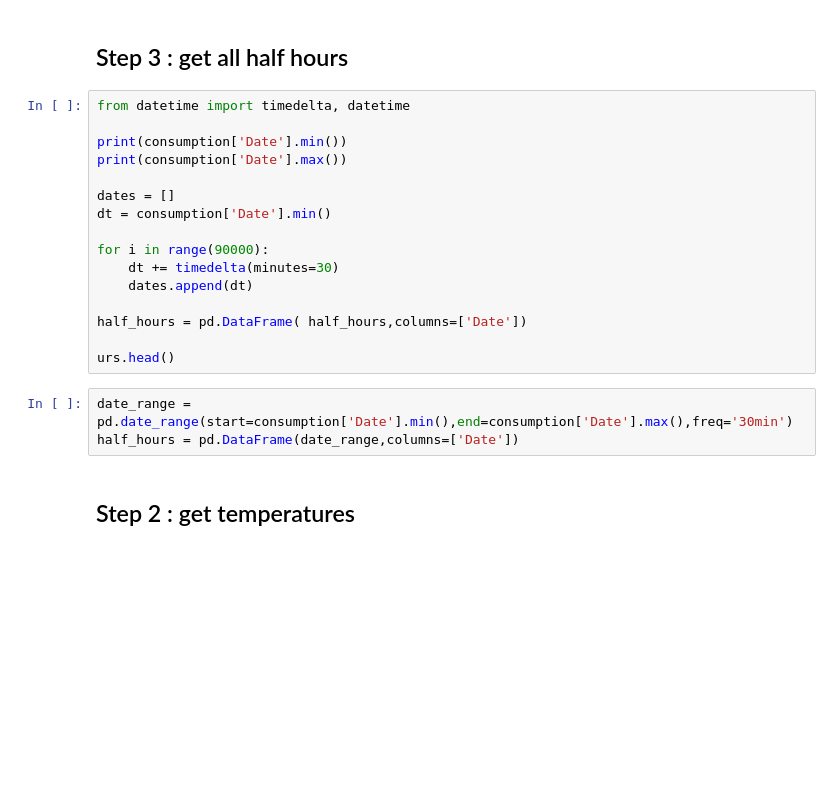
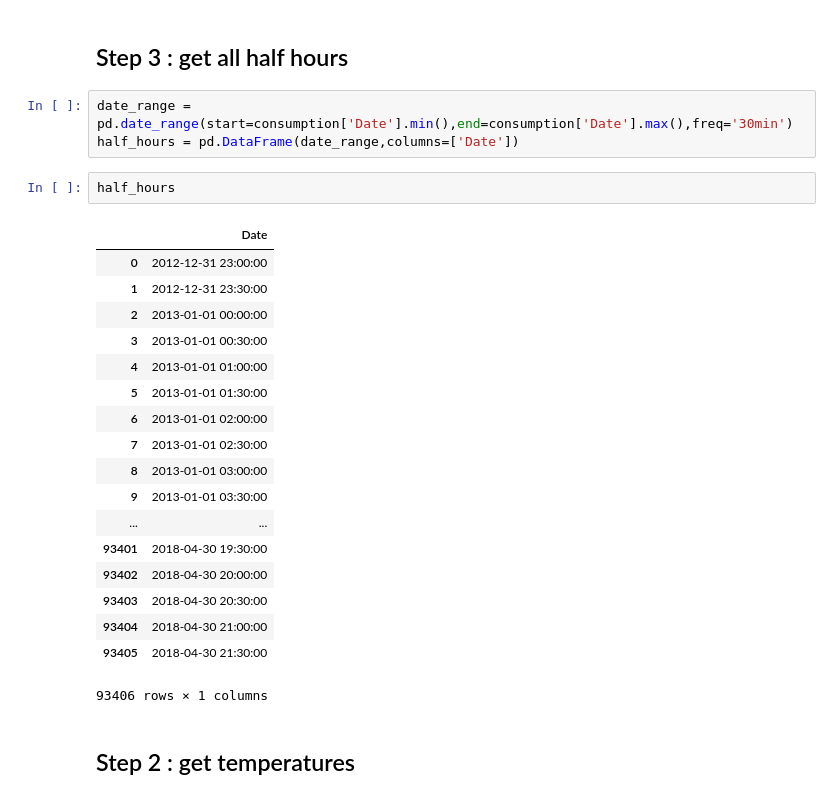
Before and after one commit to LucasBerbesson/ds2, a Jupyter notebook: 2.cleaning-data.ipynb, the cells around one changed output. Saved outputs shown, nothing was run; the diff lists cells and outputs as text; blank space fills up the shorter version.

```diff
--- a/2.cleaning-data.ipynb
+++ b/2.cleaning-data.ipynb
@@ -42,25 +72,30 @@ count_half_hours[count_half_hours['Conso'] != 48]
 We have days with less that 48 half hours, **interesting** !
 # %% [markdown]
 ## Step 3 : get all half hours
-# %%
-from datetime import timedelta, datetime
-
-print(consumption['Date'].min())
-print(consumption['Date'].max())
-
-dates = []
-dt = consumption['Date'].min()
-
-for i in range(90000):
-    dt += timedelta(minutes=30)
-    dates.append(dt)
-
-half_hours = pd.DataFrame( half_hours,columns=['Date'])
-
-urs.head()
 # %%
 date_range = pd.date_range(start=consumption['Date'].min(),end=consumption['Date'].max(),freq='30min')
 half_hours = pd.DataFrame(date_range,columns=['Date'])
+# %%
+half_hours
+# %% [output]
+|  | Date |
+| 0 | 2012-12-31 23:00:00 |
+| 1 | 2012-12-31 23:30:00 |
+| 2 | 2013-01-01 00:00:00 |
+| 3 | 2013-01-01 00:30:00 |
+| 4 | 2013-01-01 01:00:00 |
+| 5 | 2013-01-01 01:30:00 |
+| 6 | 2013-01-01 02:00:00 |
+| 7 | 2013-01-01 02:30:00 |
+| 8 | 2013-01-01 03:00:00 |
+| 9 | 2013-01-01 03:30:00 |
+| ... | ... |
+| 93401 | 2018-04-30 19:30:00 |
+| 93402 | 2018-04-30 20:00:00 |
+| 93403 | 2018-04-30 20:30:00 |
+| 93404 | 2018-04-30 21:00:00 |
+| 93405 | 2018-04-30 21:30:00 |
+93406 rows × 1 columns
 # %% [markdown]
 ## Step 2 : get temperatures
 # %%
```
Also changed, not shown: parts of 31 cells of this notebook, 31 other files.
